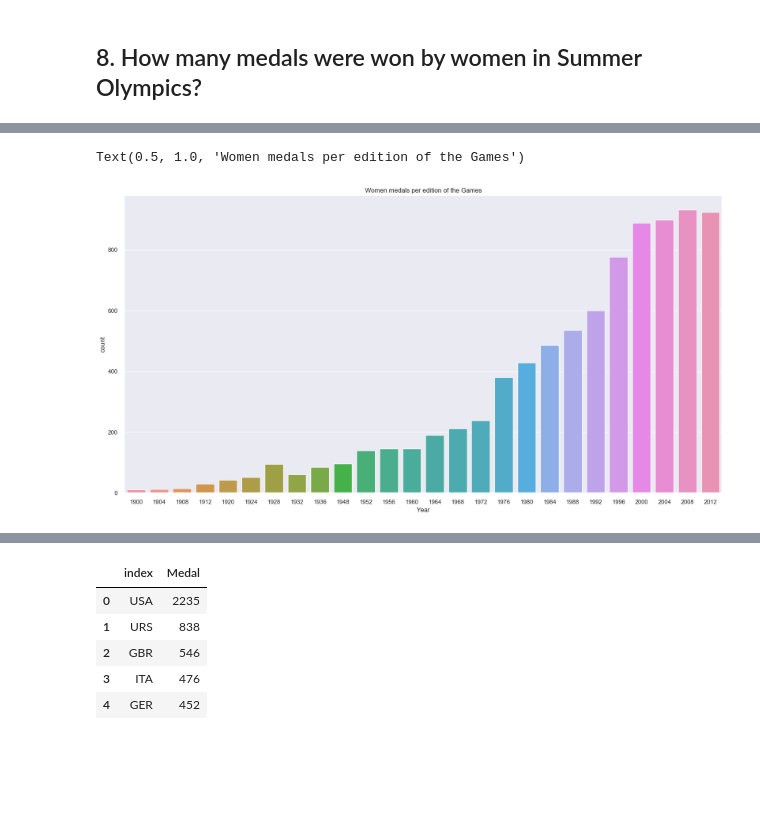
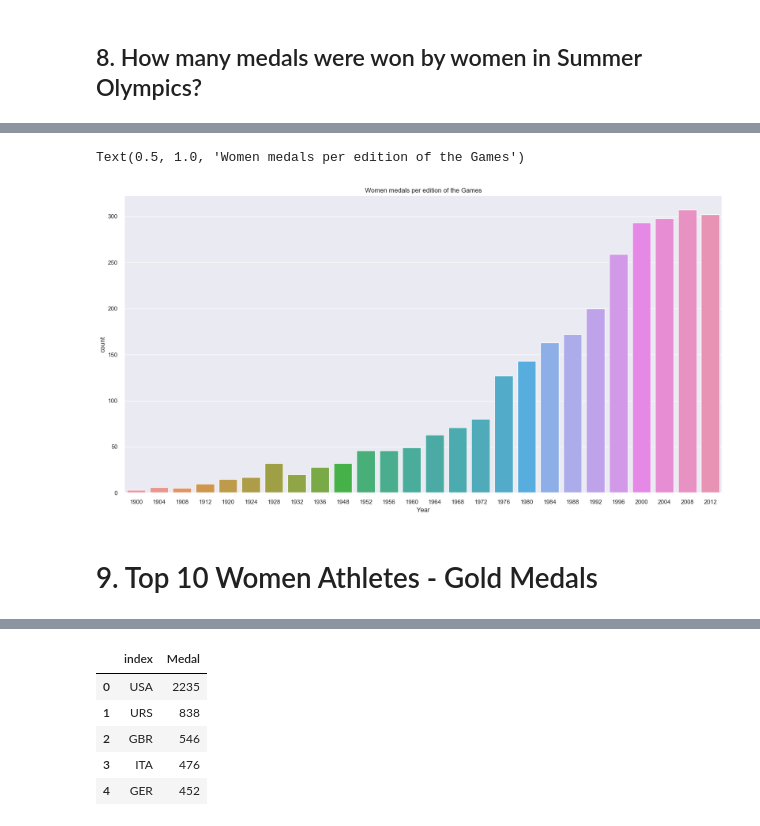
Before and after one commit to pratikbarjatya/INSAID-Assignment, a Jupyter notebook: OlympicEDA.ipynb, the cells around one changed output, grey strips where cells are left out. Saved outputs shown, nothing was run; the diff lists cells and outputs as text; code cells hidden in the pictures; blank space fills up the shorter version.

Commit message:
Olympic DataSet EDA - INSAID Assignment

```diff
--- a/OlympicEDA.ipynb
+++ b/OlympicEDA.ipynb
@@ -97,4 +97,4 @@ profile.to_file(outputfile="olympic_data_before_preprocessing.html")
 - Dataset has 2 duplicate rows
 # %%
 # Dropping duplicates
-olympic.drop_duplicates()
+olympic.drop_duplicates(inplace=True)
@@ -305,3 +363,6 @@ Overall, with repect to __Gold medals__,
 3. __Sweden__ and __EUN__ has the least.
 # %% [markdown]
 ## 8. How many medals were won by women in Summer Olympics?
+# %%
+womenInOlympics = olympic[(olympic['Gender'] == 'Women')&(olympic['Medal'] == 'Gold')]
+womenInOlympics.groupby(['Year'])['Medal'].value_counts().sort_values(ascending=False)
@@ -308,10 +387,12 @@ Overall, with repect to __Gold medals__,
 # %%
 #Women - medals per edition of the Games
-womenInOlympics = olympic[(olympic['Gender'] == 'Women')]
+#womenInOlympics = olympic[(olympic['Gender'] == 'Women')&(olympic['Medal'] == 'Gold')]
 sns.set(style="darkgrid")
 plt.figure(figsize=(20, 10))
 sns.countplot(x='Year', data=womenInOlympics)
 plt.title('Women medals per edition of the Games')
 # %% [output]
 Text(0.5, 1.0, 'Women medals per edition of the Games')
-[figure, old version]
+[figure, new version]
+# %% [markdown]
+# 9. Top 10 Women Athletes - Gold Medals
```
Also changed, not shown: parts of 40 cells of this notebook, 2 other files.
